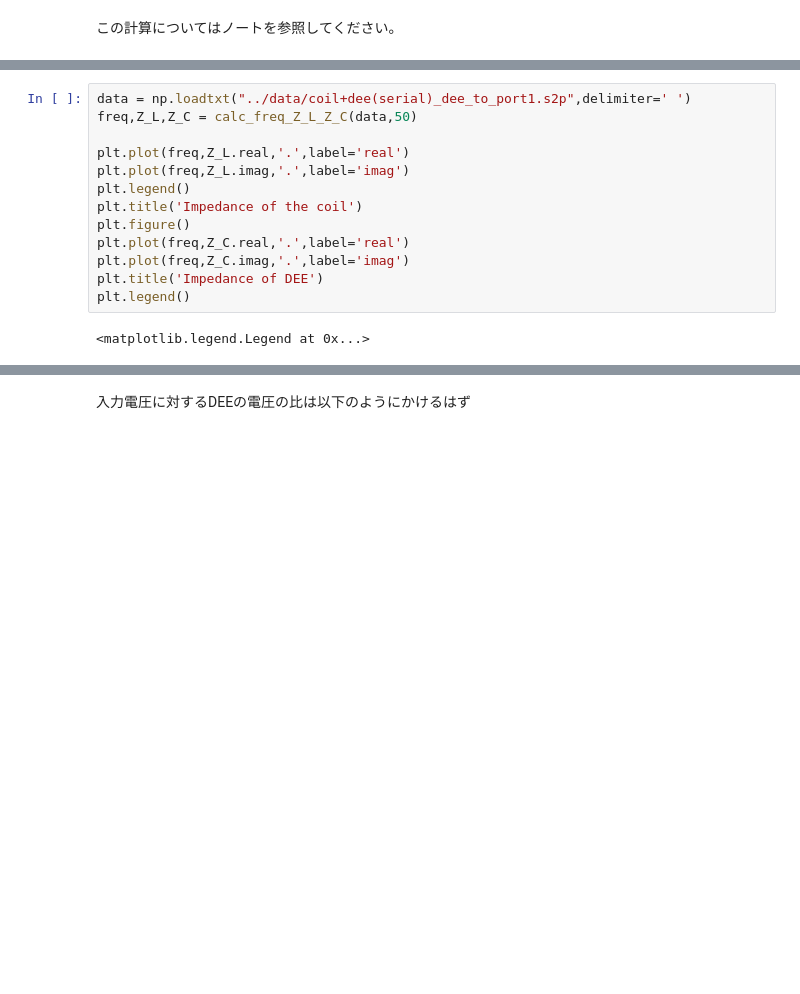
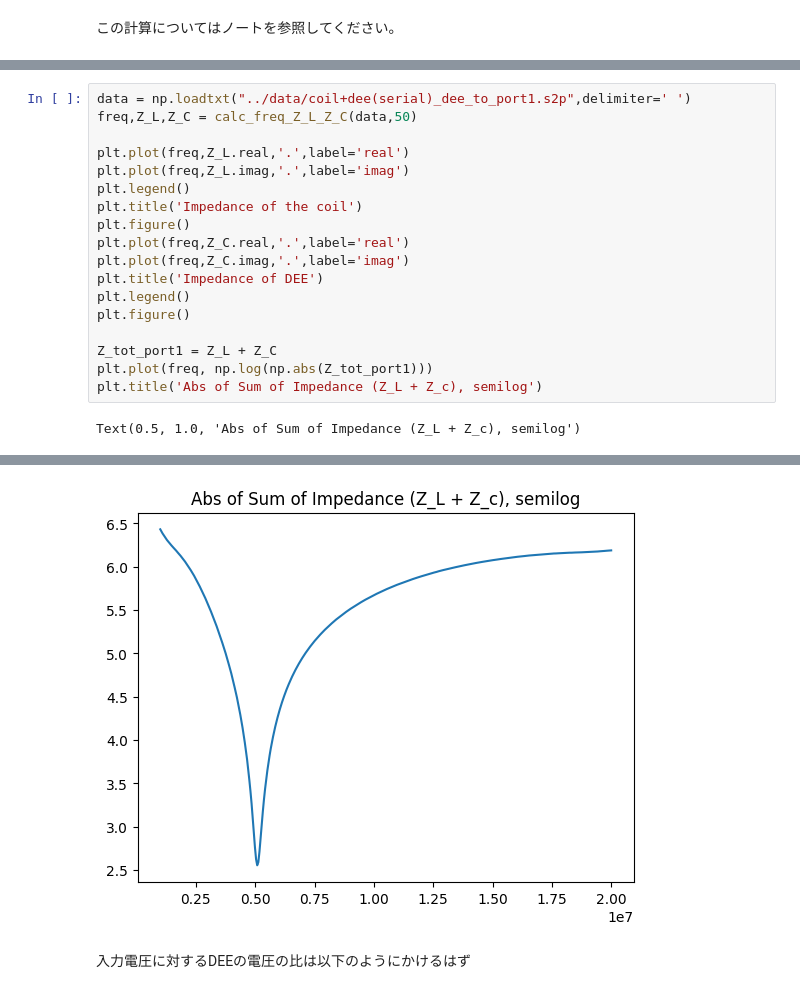
Before and after one commit to tyaxm/cyclotron, a Jupyter notebook: src/RLC_with_stray.ipynb, the cells around one changed output, grey strips where cells are left out. Drawn from its saved outputs; the diff is of its cells as text; blank space fills up the shorter version.

Commit message:
add_port2_analysis

```diff
--- a/src/RLC_with_stray.ipynb
+++ b/src/RLC_with_stray.ipynb
@@ -54,20 +69,26 @@ def calc_freq_Z_L_Z_C(data, Z_0):
 # %%
 data = np.loadtxt("../data/coil+dee(serial)_dee_to_port1.s2p",delimiter=' ')
 freq,Z_L,Z_C = calc_freq_Z_L_Z_C(data,50)
 
 plt.plot(freq,Z_L.real,'.',label='real')
 plt.plot(freq,Z_L.imag,'.',label='imag')
 plt.legend()
 plt.title('Impedance of the coil')
 plt.figure()
 plt.plot(freq,Z_C.real,'.',label='real')
 plt.plot(freq,Z_C.imag,'.',label='imag')
 plt.title('Impedance of DEE')
 plt.legend()
+plt.figure()
+
+Z_tot_port1 = Z_L + Z_C
+plt.plot(freq, np.log(np.abs(Z_tot_port1)))
+plt.title('Abs of Sum of Impedance (Z_L + Z_c), semilog')
 # %% [output]
-<matplotlib.legend.Legend at 0x...>
+Text(0.5, 1.0, 'Abs of Sum of Impedance (Z_L + Z_c), semilog')
 [figure]
 [figure]
+[figure, added]
 # %% [markdown]
 入力電圧に対するDEEの電圧の比は以下のようにかけるはず
 # %%
```
Also changed, not shown: parts of 10 cells of this notebook, 1 other file.
